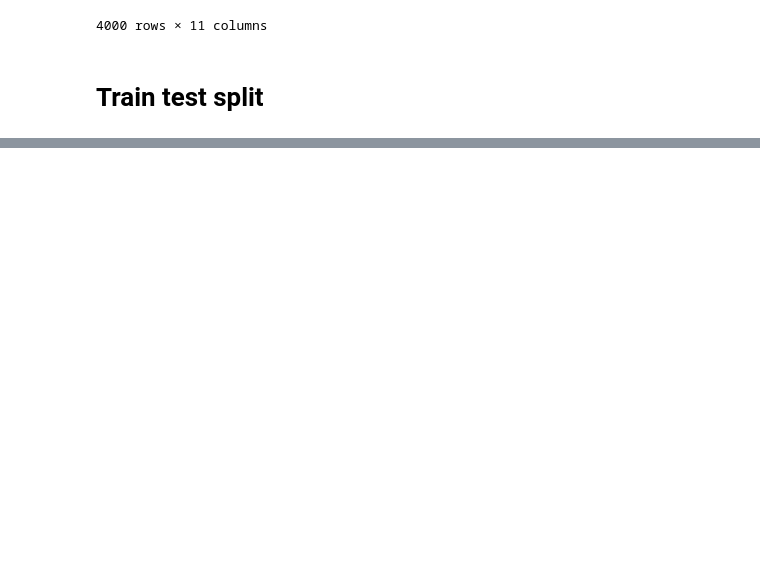
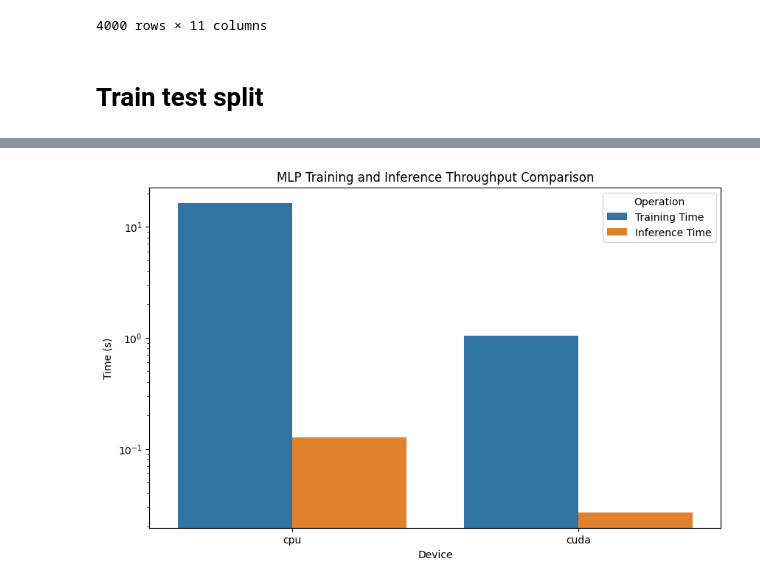
Before and after one commit to tornikeo/lut-gpgpu-final-project, a Jupyter notebook: notebooks/14_mlp.ipynb, the cells around one changed output, grey strips where cells are left out. Drawn from its saved outputs; the diff is of its cells as text; code cells hidden in the pictures; blank space fills up the shorter version.

Commit message:
Add plot for device perf

```diff
--- a/notebooks/14_mlp.ipynb
+++ b/notebooks/14_mlp.ipynb
@@ -152,0 +170,20 @@ Validation Accuracy: 0.6259375
+# %%
+import seaborn as sns
+import matplotlib.pyplot as plt
+import pandas as pd
+
+# Convert list of dictionaries to DataFrame
+df = pd.DataFrame(perf)
+
+# Plotting
+plt.figure(figsize=(10, 6))
+sns.barplot(x='Device', y='Throughput', hue='Operation', data=pd.melt(df, id_vars=['Device'],
+                                                                      value_vars=['Training Time', 'Inference Time'],
+                                                                      var_name='Operation', value_name='Throughput'))
+plt.title('MLP Training and Inference Throughput Comparison')
+plt.ylabel('Time (s)')
+plt.yscale('log')
+plt.xlabel('Device')
+plt.show()
+# %% [output]
+[figure, added]
```
Also changed, not shown: parts of 1 cell of this notebook.
